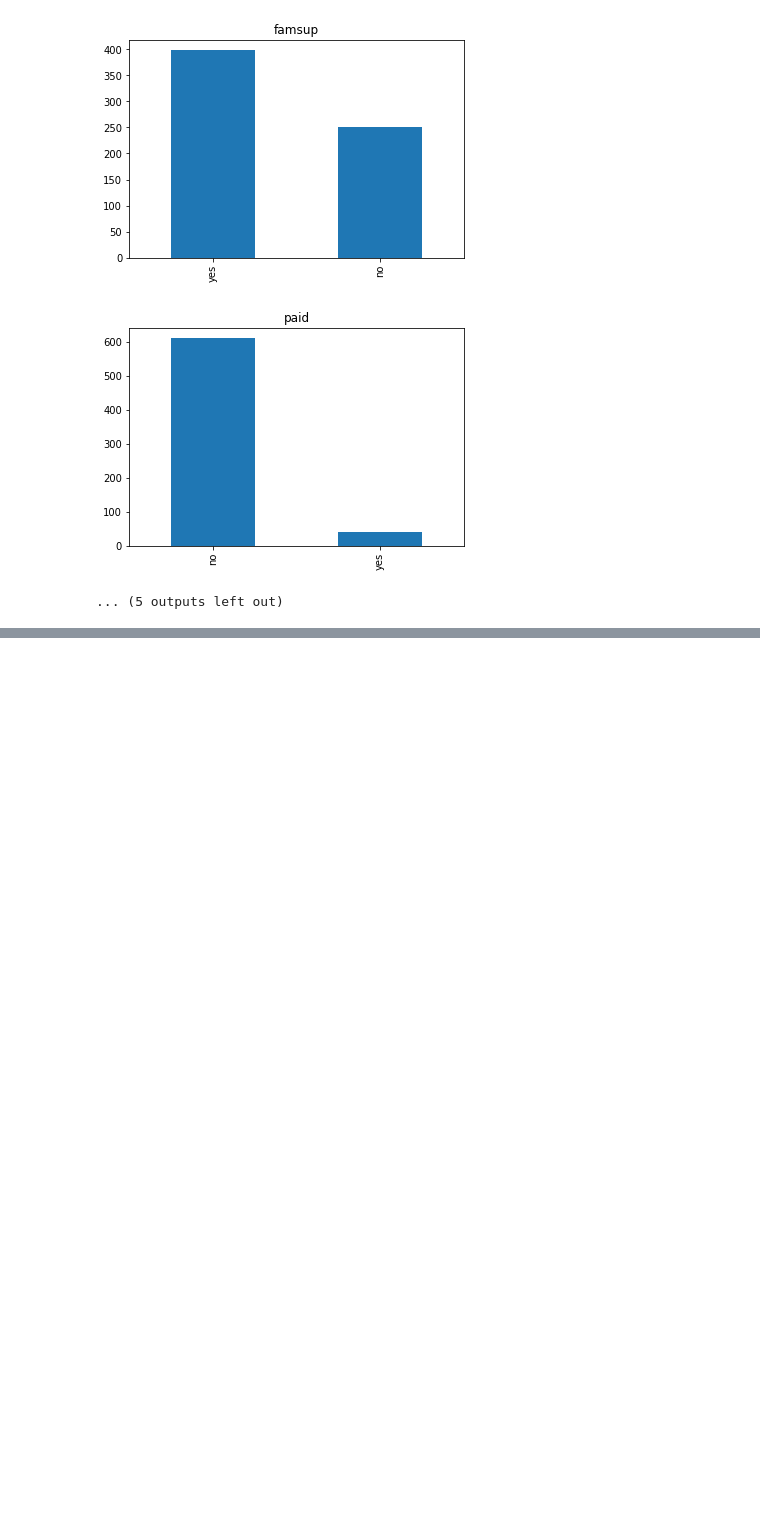
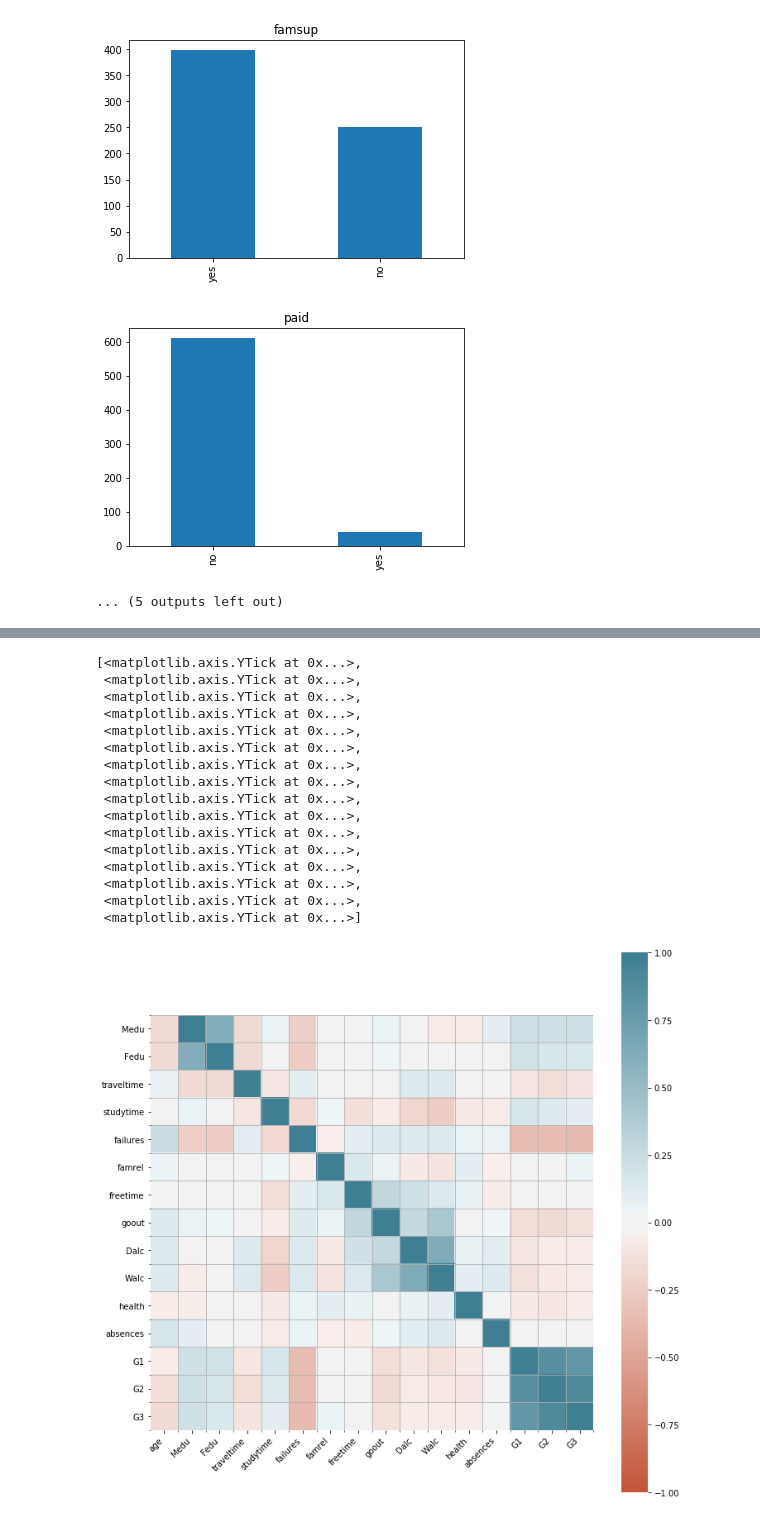
Before and after one commit to Data-Science-and-Software-Engineering/alcohol_impact, a Jupyter notebook: alcohol_impact.ipynb, the cells around one changed output, grey strips where cells are left out. Saved outputs shown, nothing was run; the diff lists cells and outputs as text; code cells hidden in the pictures; blank space fills up the shorter version.

```diff
--- a/alcohol_impact.ipynb
+++ b/alcohol_impact.ipynb
@@ -182,0 +217,36 @@ for col in df_categorical.columns:
+# %%
+corr = mat.corr()
+fig, ax = plt.subplots(figsize=(12,12))
+sns.heatmap(
+    corr,
+    vmin=-1, vmax=1, center=0,
+    cmap=sns.diverging_palette(20, 220, n=200),
+    square=True, ax=ax
+)
+ax.set_xticklabels(
+    ax.get_xticklabels(),
+    rotation=45,
+    horizontalalignment='right'
+);
+ax.grid(False, 'major')
+ax.grid(True, 'minor')
+ax.set_xticks([t + 0.5 for t in ax.get_xticks()], minor=True)
+ax.set_yticks([t + 0.5 for t in ax.get_yticks()], minor=True)
+# %% [output]
+[<matplotlib.axis.YTick at 0x...>,
+ <matplotlib.axis.YTick at 0x...>,
+ <matplotlib.axis.YTick at 0x...>,
+ <matplotlib.axis.YTick at 0x...>,
+ <matplotlib.axis.YTick at 0x...>,
+ <matplotlib.axis.YTick at 0x...>,
+ <matplotlib.axis.YTick at 0x...>,
+ <matplotlib.axis.YTick at 0x...>,
+ <matplotlib.axis.YTick at 0x...>,
+ <matplotlib.axis.YTick at 0x...>,
+ <matplotlib.axis.YTick at 0x...>,
+ <matplotlib.axis.YTick at 0x...>,
+ <matplotlib.axis.YTick at 0x...>,
+ <matplotlib.axis.YTick at 0x...>,
+ <matplotlib.axis.YTick at 0x...>,
+ <matplotlib.axis.YTick at 0x...>]
+[figure, added]
```
Also changed, not shown: parts of 5 cells of this notebook.
